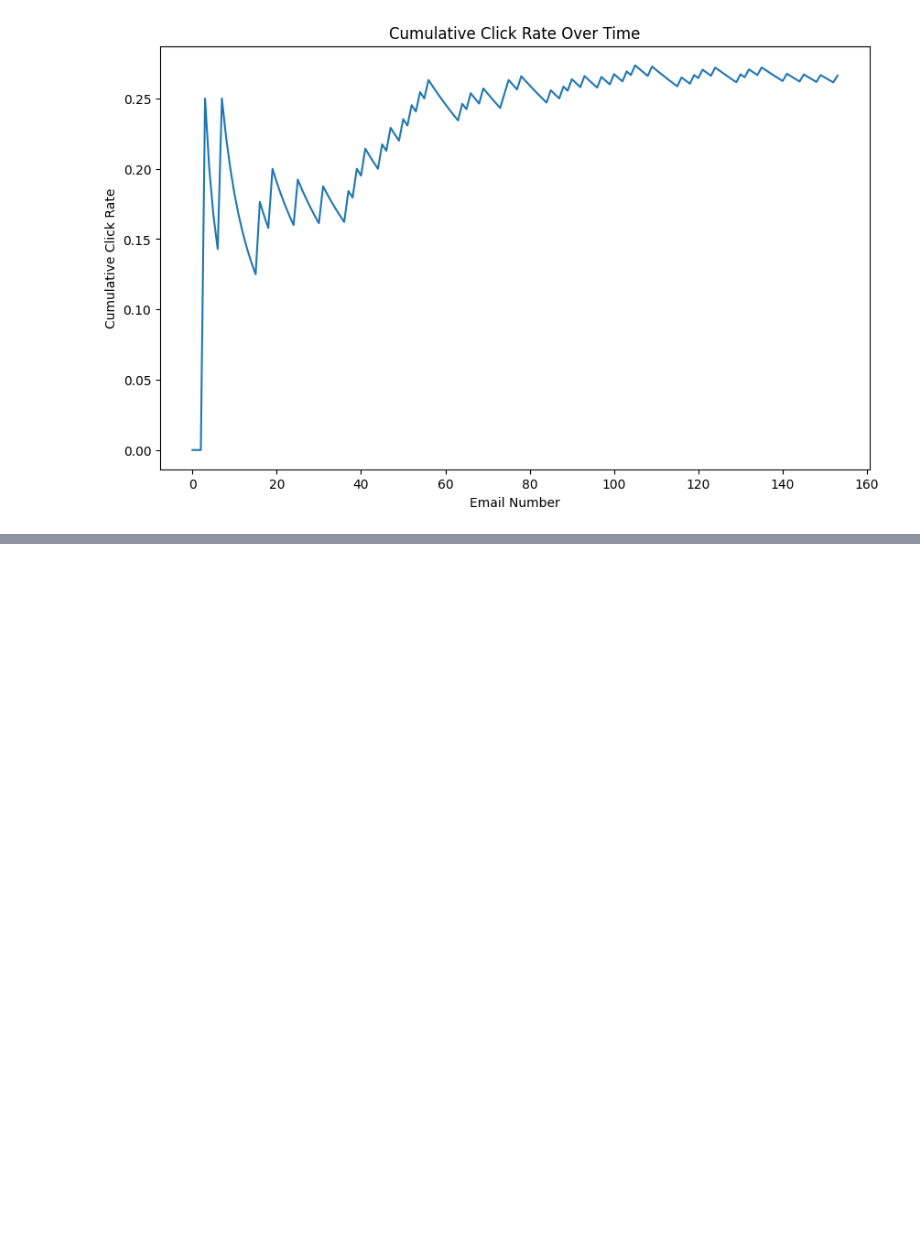
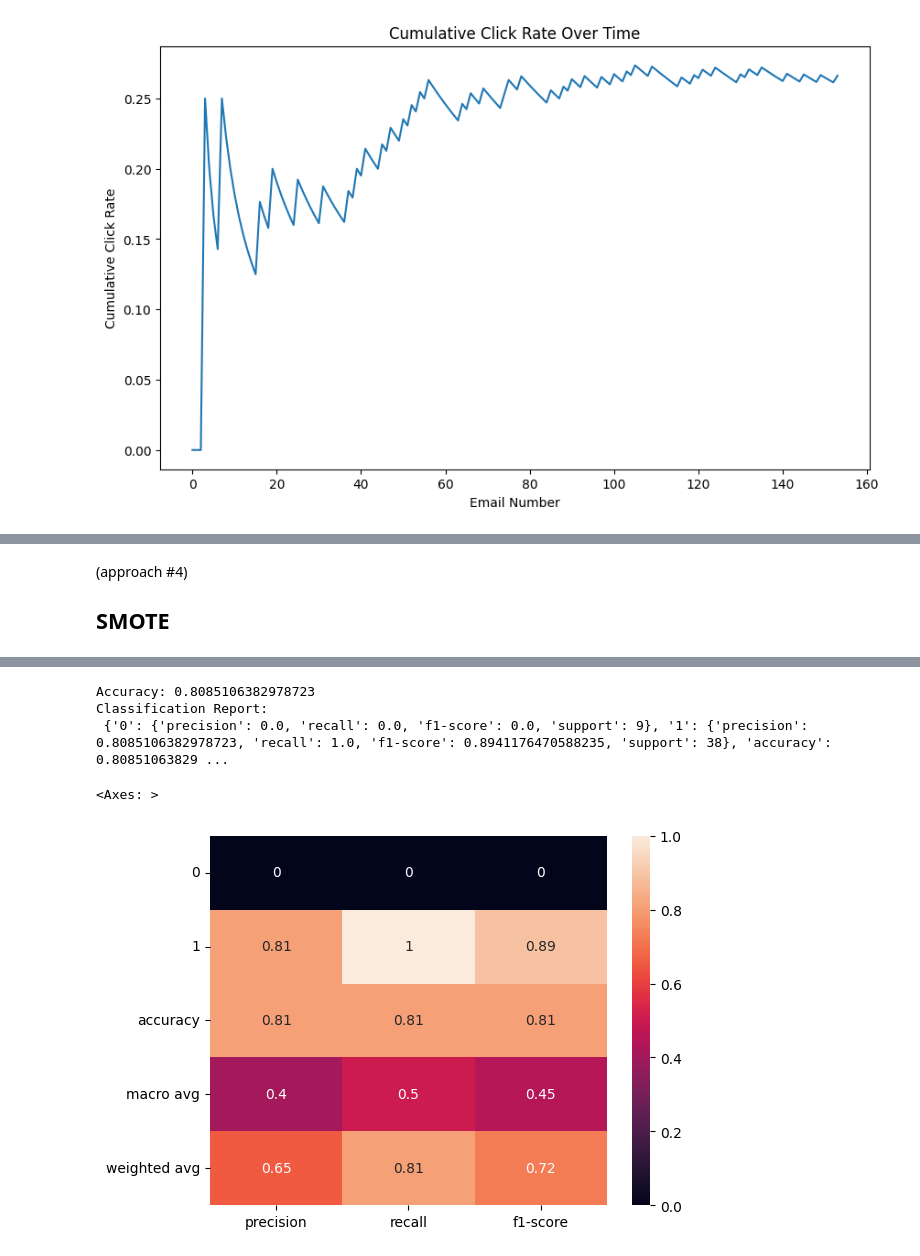
Before and after one commit to keivalya/artisan-ai-assignment, a Jupyter notebook: email_engagement.ipynb, the cells around one changed output, grey strips where cells are left out. Saved outputs shown, nothing was run; the diff lists cells and outputs as text; code cells hidden in the pictures; blank space fills up the shorter version.

```diff
--- a/email_engagement.ipynb
+++ b/email_engagement.ipynb
@@ -204,0 +368,41 @@ plt.show()
+# %% [markdown]
+(approach #4)
+## SMOTE
+# %%
+from imblearn.over_sampling import SMOTE
+from nltk.corpus import stopwords
+import nltk
+
+# Ensure you have the NLTK stopwords downloaded
+nltk.download('stopwords')
+
+# Splitting the data
+X_train, X_test, y_train, y_test = train_test_split(X, y, test_size=0.3, random_state=42)
+
+# Create a TF-IDF Vectorizer with English stop words
+tfidf_vectorizer = TfidfVectorizer(stop_words=stopwords.words('english'))
+
+# Fit and transform the vectorizer on the training data
+X_train_tfidf = tfidf_vectorizer.fit_transform(X_train)
+
+# Only transform the test data
+X_test_tfidf = tfidf_vectorizer.transform(X_test)
+
+# Apply SMOTE to address class imbalance
+smote = SMOTE(random_state=42)
+X_train_smote, y_train_smote = smote.fit_resample(X_train_tfidf, y_train)
+
+# Create and train the Random Forest Classifier
+rf_classifier = RandomForestClassifier(random_state=42)
+rf_classifier.fit(X_train_smote, y_train_smote)
+
+# Predictions
+y_pred = rf_classifier.predict(X_test_tfidf)
+
+# Evaluation
+print("Accuracy:", accuracy_score(y_test, y_pred))
+
+class_rep = classification_report(y_test, y_pred, output_dict=True)
+print("Classification Report:\n", class_rep)
+sns.heatmap(pd.DataFrame(class_rep).iloc[:-1, :].T, annot=True)
+# %% [output]
@@ -204,0 +411,5 @@ plt.show()
+Accuracy: 0.8085106382978723
+Classification Report:
+ {'0': {'precision': 0.0, 'recall': 0.0, 'f1-score': 0.0, 'support': 9}, '1': {'precision': 0.8085106382978723, 'recall': 1.0, 'f1-score': 0.8941176470588235, 'support': 38}, 'accuracy': 0.80851063829 ...
+<Axes: >
+[figure, added]
```
Also changed, not shown: parts of 9 cells of this notebook.
